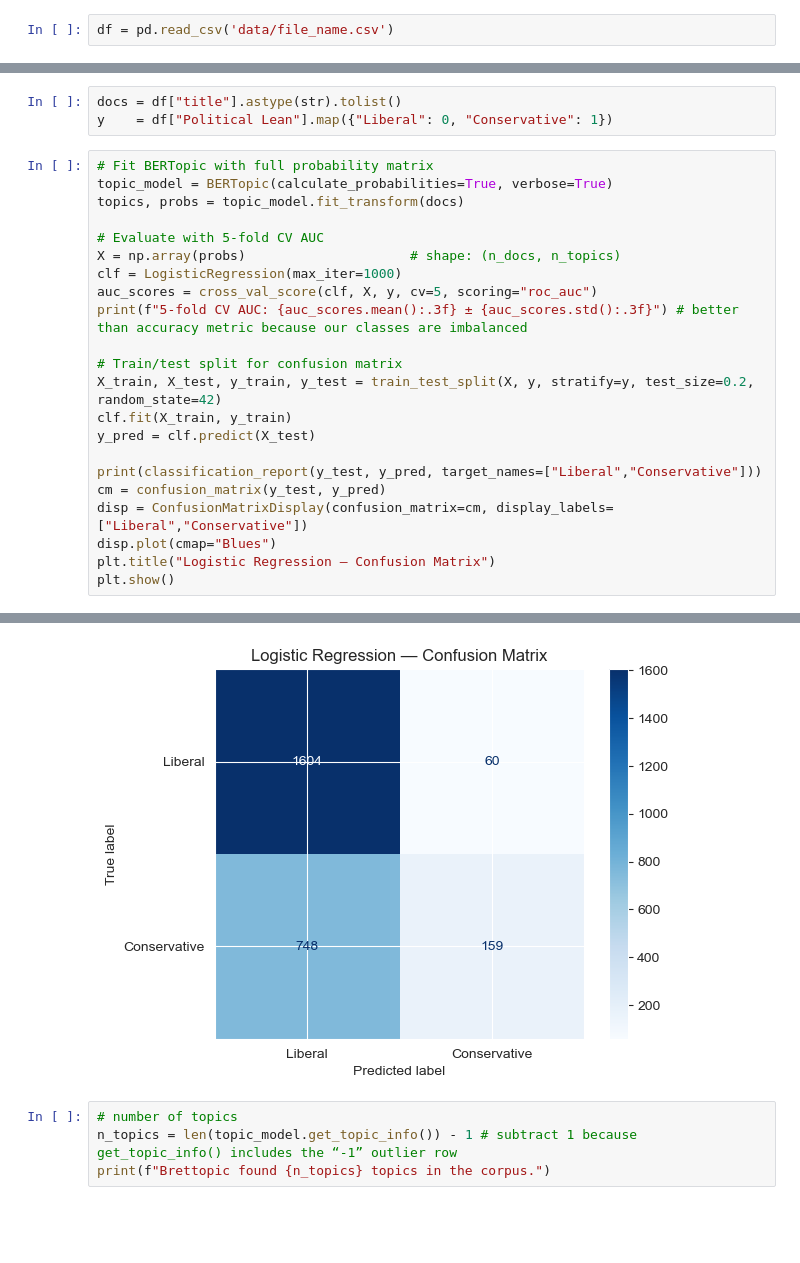
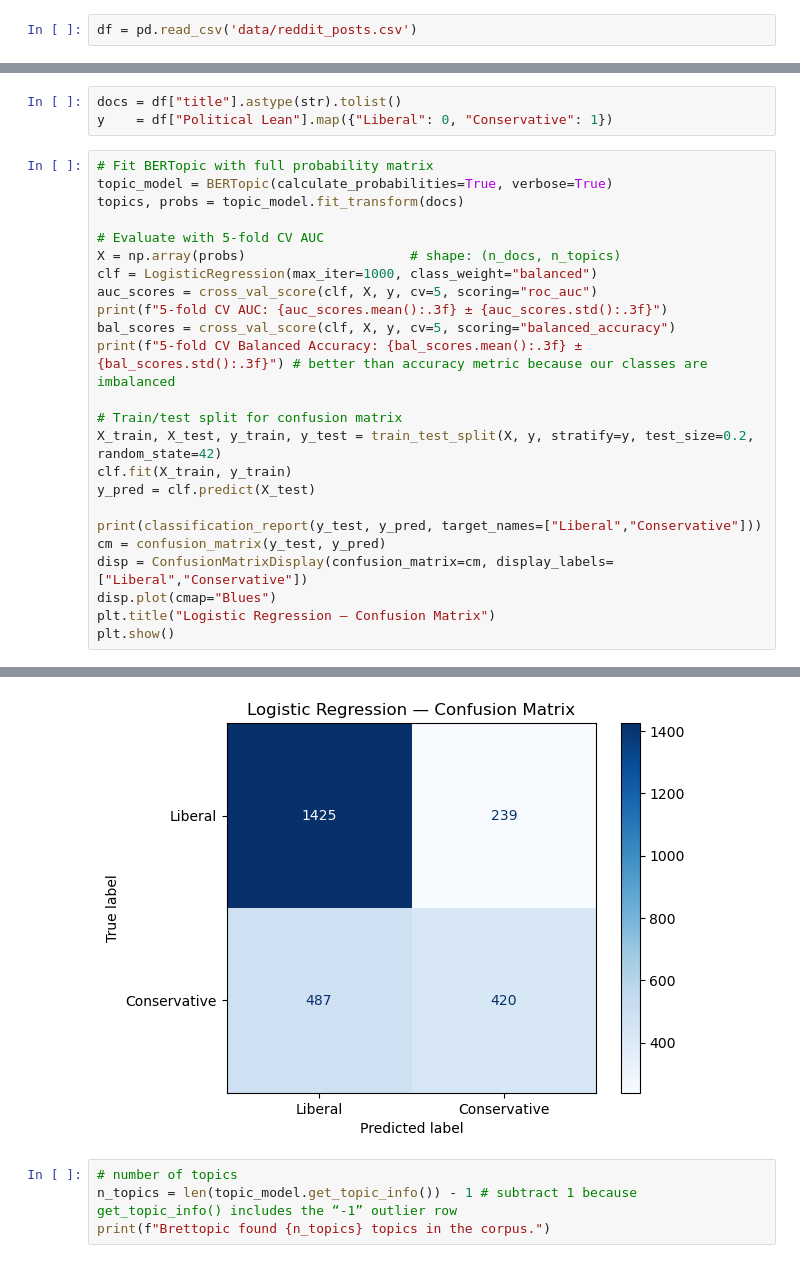
Before and after one commit to nathanaelambert/ConservativesLiberals, a Jupyter notebook: test_proj.ipynb, the cells around one changed output, grey strips where cells are left out. Saved outputs shown, nothing was run; the diff lists cells and outputs as text; blank space fills up the shorter version.

```diff
--- a/test_proj.ipynb
+++ b/test_proj.ipynb
@@ -14,7 +14,7 @@ from sklearn.feature_extraction.text   import CountVectorizer
 # %% [markdown]
 # Data preparation
 # %%
-df = pd.read_csv('data/file_name.csv')
+df = pd.read_csv('data/reddit_posts.csv')
 # %%
 df
 # %% [output]
@@ -160,9 +160,11 @@ topics, probs = topic_model.fit_transform(docs)
 
 # Evaluate with 5-fold CV AUC
 X = np.array(probs)                     # shape: (n_docs, n_topics)
-clf = LogisticRegression(max_iter=1000)
+clf = LogisticRegression(max_iter=1000, class_weight="balanced")
 auc_scores = cross_val_score(clf, X, y, cv=5, scoring="roc_auc")
-print(f"5-fold CV AUC: {auc_scores.mean():.3f} ± {auc_scores.std():.3f}") # better than accuracy metric because our classes are imbalanced
+print(f"5-fold CV AUC: {auc_scores.mean():.3f} ± {auc_scores.std():.3f}")
+bal_scores = cross_val_score(clf, X, y, cv=5, scoring="balanced_accuracy")
+print(f"5-fold CV Balanced Accuracy: {bal_scores.mean():.3f} ± {bal_scores.std():.3f}") # better than accuracy metric because our classes are imbalanced
 
 # Train/test split for confusion matrix
 X_train, X_test, y_train, y_test = train_test_split(X, y, stratify=y, test_size=0.2, random_state=42)
@@ -196,4 +199,4 @@ weighted avg       0.70      0.69      0.62      2571
-[figure, old version]
+[figure, new version]
 # %%
 # number of topics
 n_topics = len(topic_model.get_topic_info()) - 1 # subtract 1 because get_topic_info() includes the “-1” outlier row
```
Also changed, not shown: parts of 1 cell of this notebook, 6 other files.
